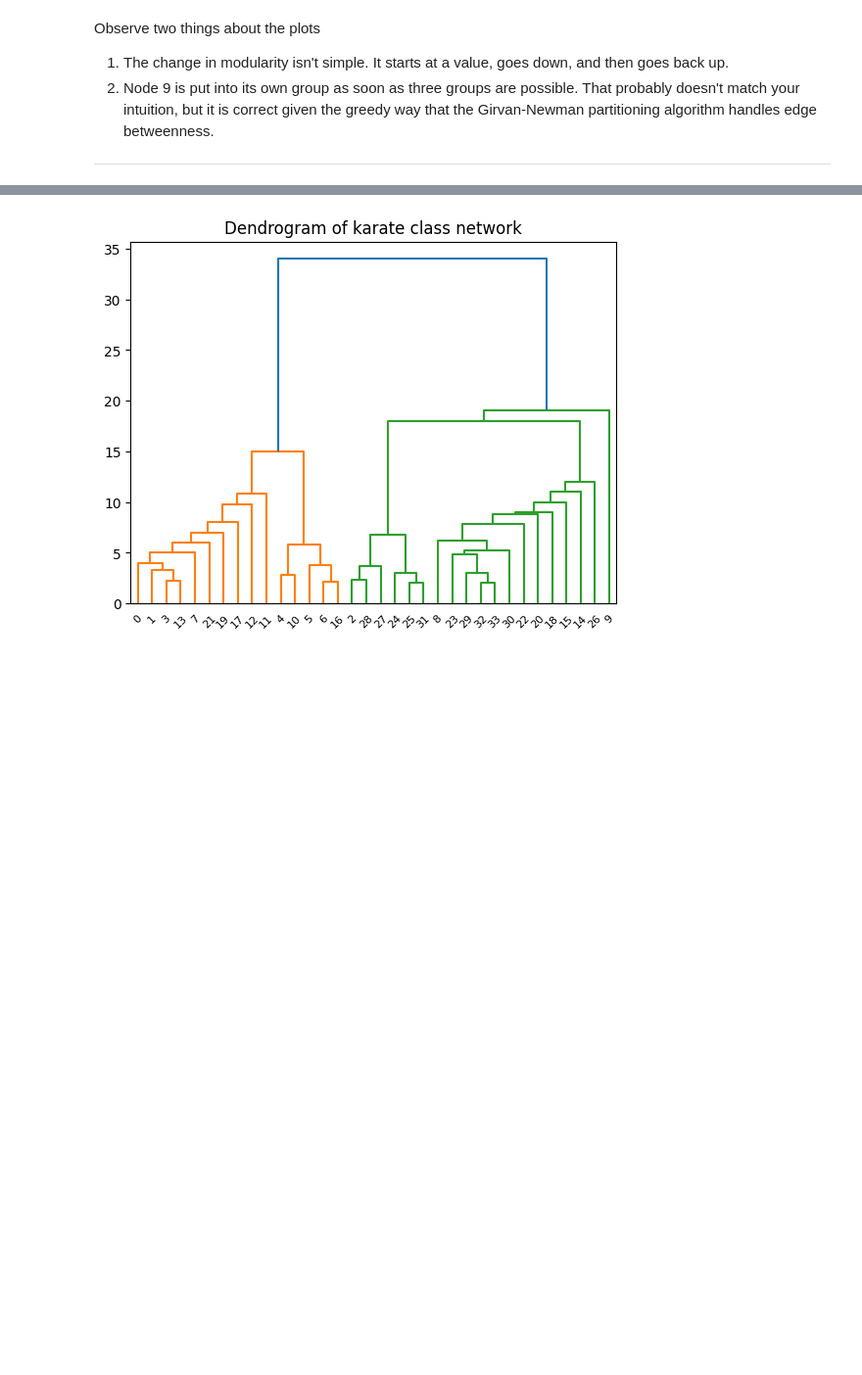
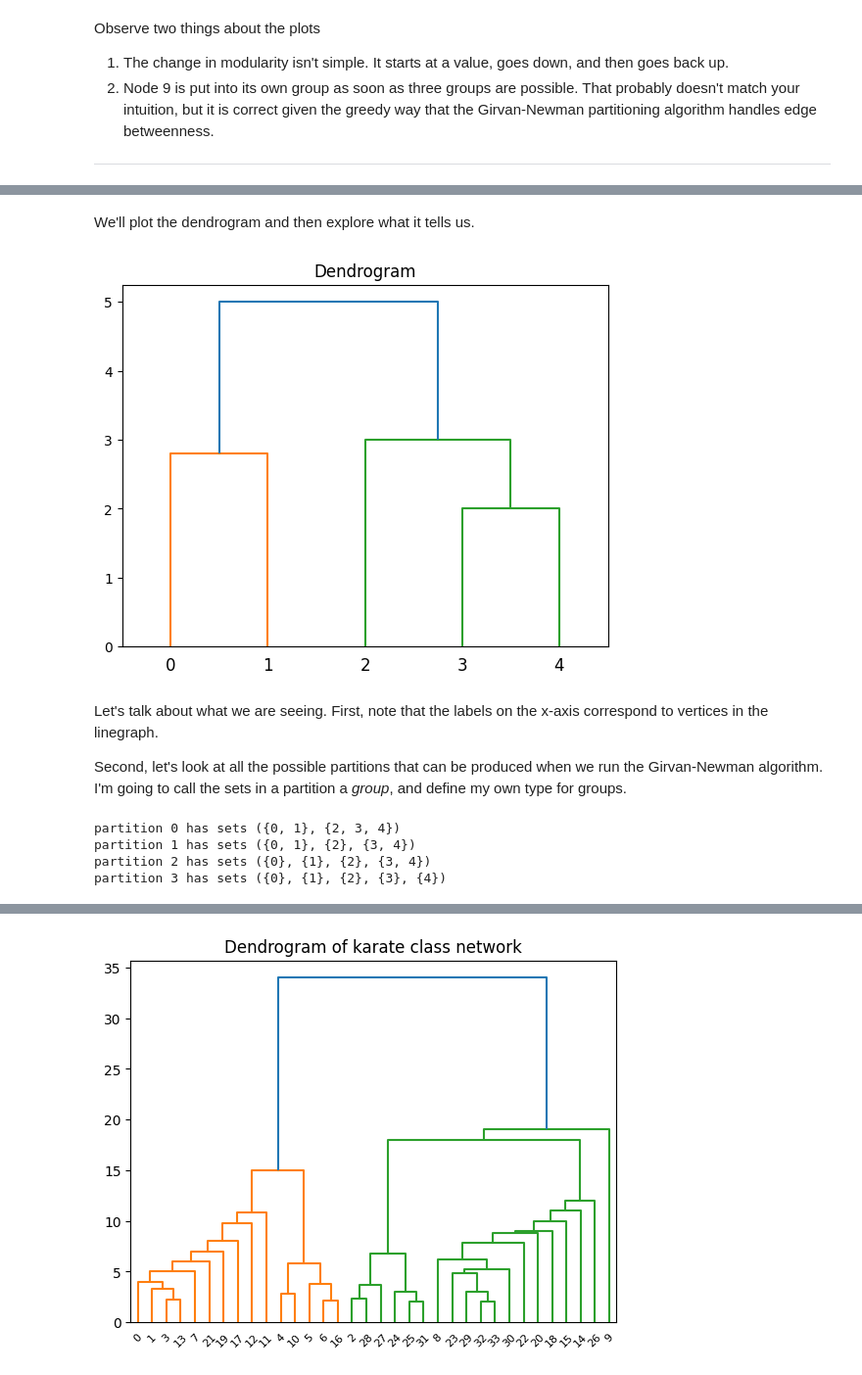
Before and after one commit to MichaelAGoodrich/cs575-homework-1-fall-2025, a Jupyter notebook: src/homework/girvan_newman_partitions_homework.ipynb, the cells around one changed output, grey strips where cells are left out. Shown at 98% size. Drawn from its saved outputs; the diff is of its cells as text; code cells hidden in the pictures; blank space fills up the shorter version.

```diff
--- a/src/homework/girvan_newman_partitions_homework.ipynb
+++ b/src/homework/girvan_newman_partitions_homework.ipynb
@@ -164,14 +217,35 @@ Note the additions to the tests folder, where I test the dendrogram handler on t
+# %% [markdown]
+We'll plot the dendrogram and then explore what it tells us.
 # %%
 from dendrogram_handler import DendrogramHandler
 from scipy.cluster.hierarchy import dendrogram # type: ignore
 
 def show_dendrogram(G: nx.Graph,
                     title = "Dendrogram") -> None:
     plt.figure()
     myHandler: DendrogramHandler = DendrogramHandler(G)
     Z = myHandler.link_matrix       # Python style guides suggest direct access of public class variables
     ZLabels = myHandler.link_matrix_labels
     #plt.figure(figureNumber);plt.clf()
     dendrogram(Z, labels=ZLabels)
     plt.title(title)
     del myHandler
+
+show_dendrogram(G)
+# %% [output]
+[figure, added]
+# %% [markdown]
+Let's talk about what we are seeing. First, note that the labels on the x-axis correspond to vertices in the linegraph.
+
+Second, let's look at all the possible partitions that can be produced when we run the Girvan-Newman algorithm. I'm going to call the sets in a partition a _group_, and define my own type for groups.
+# %%
+from typing import Set
+Group = Set[Hashable]
+all_partitions: list[Tuple[Group, ...]] = list(nx.algorithms.community.centrality.girvan_newman(G))
+for i, partition in enumerate(all_partitions):
+    print(f"partition {i} has sets {partition}")
+# %% [output]
+partition 0 has sets ({0, 1}, {2, 3, 4})
+partition 1 has sets ({0, 1}, {2}, {3, 4})
+partition 2 has sets ({0}, {1}, {2}, {3, 4})
+partition 3 has sets ({0}, {1}, {2}, {3}, {4})
```
Also changed, not shown: parts of 50 cells of this notebook, 4 other files.
